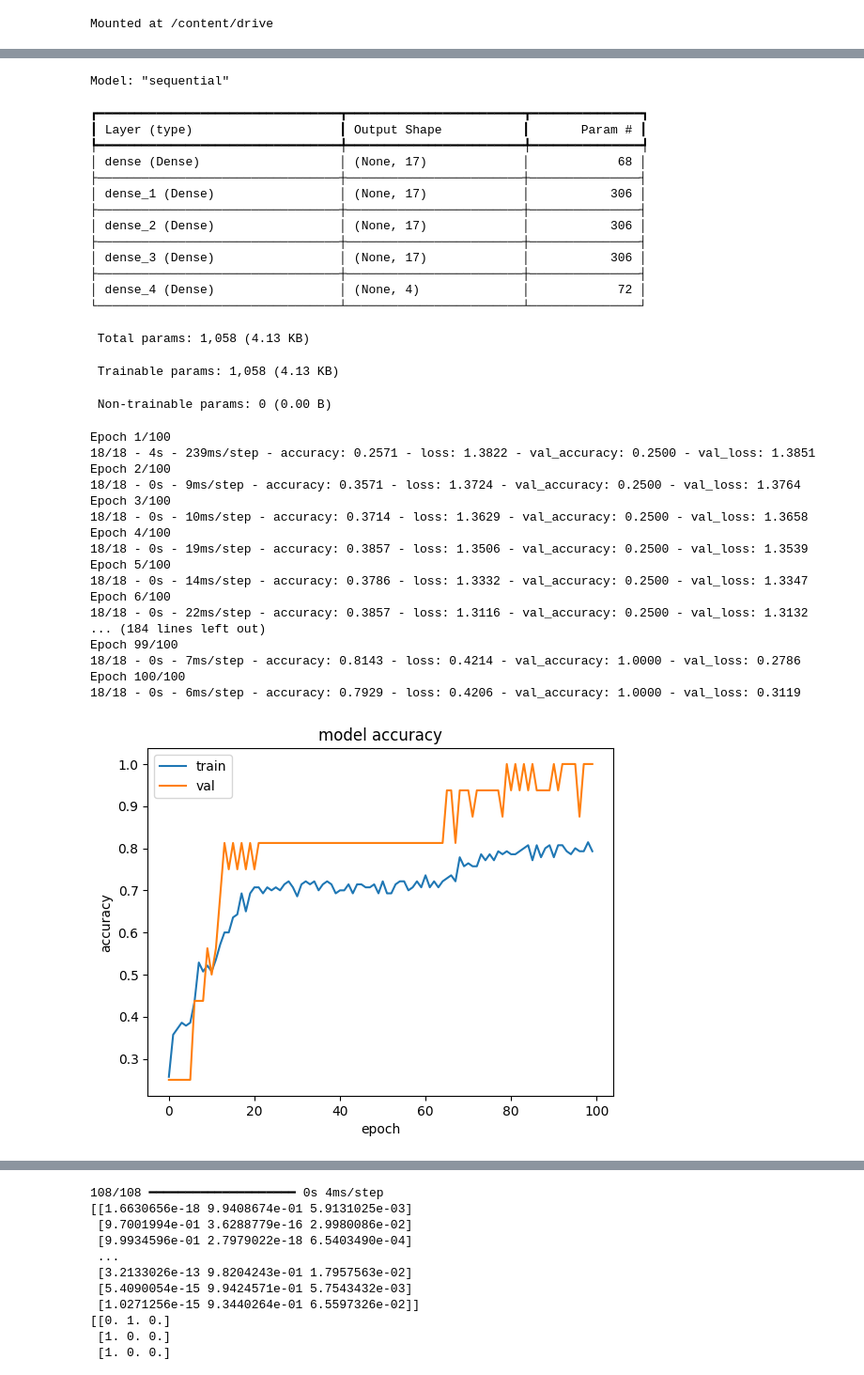
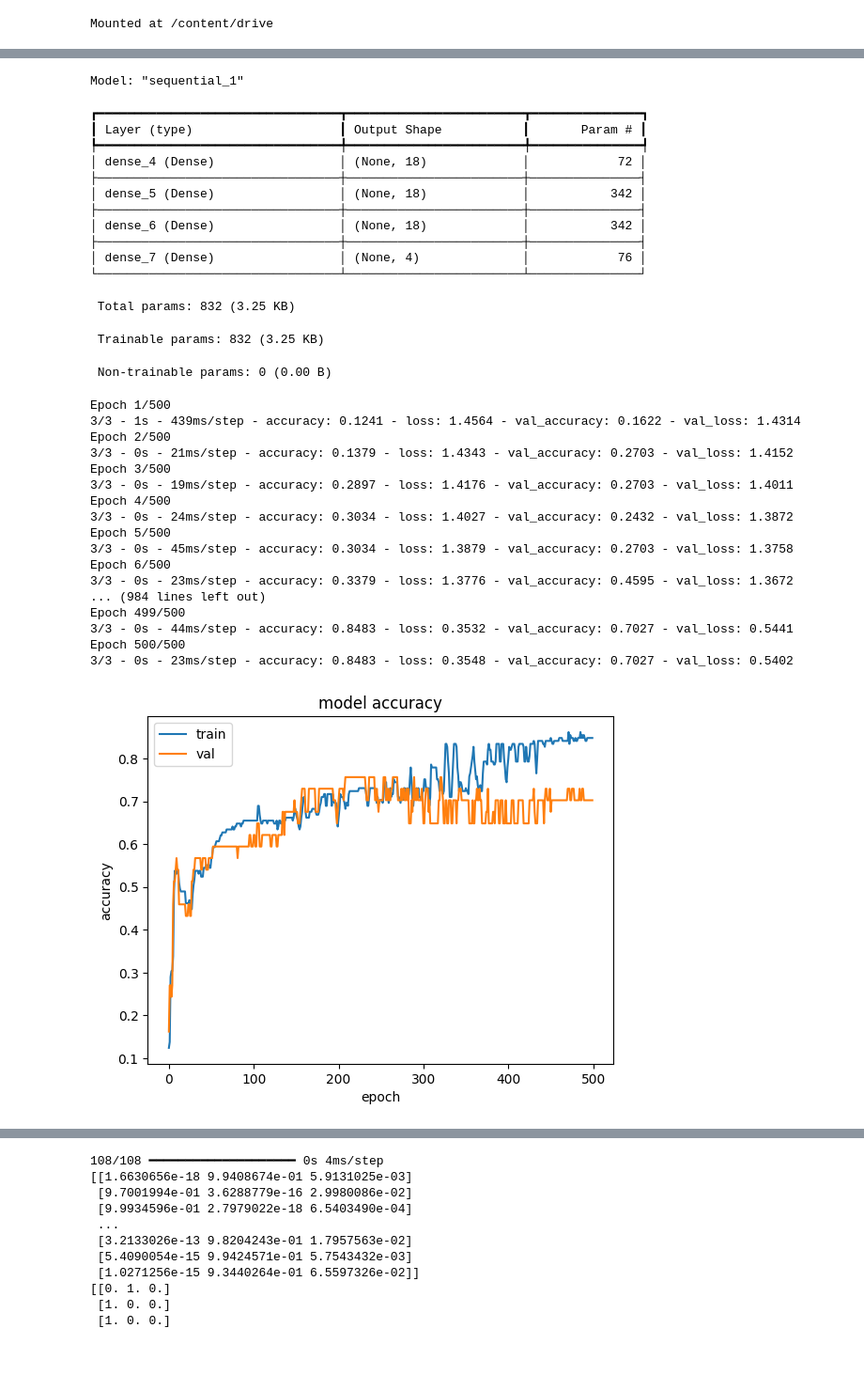
Before and after one commit to vvrgit/Aquaculture, a Jupyter notebook: Aquaculture_DNN_Spec.ipynb, the cells around one changed output, grey strips where cells are left out. Shown at 94% size. Cells and saved outputs as stored; diff of their text form; code cells hidden in the pictures.

```diff
--- a/Aquaculture_DNN_Spec.ipynb
+++ b/Aquaculture_DNN_Spec.ipynb
@@ -24,7 +24,7 @@ from sklearn.preprocessing import LabelEncoder
 from keras.utils import to_categorical
 from keras.callbacks import ModelCheckpoint
 # %%
-dataframe = pd.read_excel("/content/Realfish-Karpio-Katla-Shrimp-Silver.xlsx")
+dataframe = pd.read_excel("/content/Fish_Species_Outlier_Removed.xlsx")
 dataframe.head()
 # %% [output]
 |  | ph | temperature | turbidity | fish |
@@ -74,5 +56,4 @@ print(X_norm)
 # %%
 import tensorflow as tf
 
-y_train=tf.keras.utils.to_categorical(Y,num_classes=4)
-print(y_train)
+y_class=tf.keras.utils.to_categorical(Y,num_classes=4)
@@ -97,5 +60,3 @@ print(y_train)
 # %%
 from sklearn.model_selection import train_test_split
-X_train, X_test, y_train, y_test = train_test_split(X_norm, y_train, test_size=0.2, random_state=0)
-print(y_test[0:5])
-print(X_train)
+X_train, X_test, y_train, y_test = train_test_split(X_norm, y_class, test_size=0.2, random_state=0)
@@ -120,59 +63,56 @@ print(X_train)
 # %%
-First_Layer_Size =17 # Number of neurons in first layer
+First_Layer_Size =18 # Number of neurons in first layer
 model=Sequential()
 model.add(Dense(First_Layer_Size,activation='relu', input_shape=(3,)))
-model.add(Dense(17,activation='relu'))
-model.add(Dense(17,activation='relu'))
-model.add(Dense(17,activation='relu'))
+model.add(Dense(18,activation='relu'))
+model.add(Dense(18,activation='relu'))
 model.add(Dense(4,activation='softmax'))
 model.summary()
 # %% [output]
-Model: "sequential"
+Model: "sequential_1"
 ┏━━━━━━━━━━━━━━━━━━━━━━━━━━━━━━━━━┳━━━━━━━━━━━━━━━━━━━━━━━━┳━━━━━━━━━━━━━━━┓
 ┃ Layer (type)                    ┃ Output Shape           ┃       Param # ┃
 ┡━━━━━━━━━━━━━━━━━━━━━━━━━━━━━━━━━╇━━━━━━━━━━━━━━━━━━━━━━━━╇━━━━━━━━━━━━━━━┩
-│ dense (Dense)                   │ (None, 17)             │            68 │
+│ dense_4 (Dense)                 │ (None, 18)             │            72 │
 ├─────────────────────────────────┼────────────────────────┼───────────────┤
-│ dense_1 (Dense)                 │ (None, 17)             │           306 │
+│ dense_5 (Dense)                 │ (None, 18)             │           342 │
 ├─────────────────────────────────┼────────────────────────┼───────────────┤
-│ dense_2 (Dense)                 │ (None, 17)             │           306 │
+│ dense_6 (Dense)                 │ (None, 18)             │           342 │
 ├─────────────────────────────────┼────────────────────────┼───────────────┤
-│ dense_3 (Dense)                 │ (None, 17)             │           306 │
-├─────────────────────────────────┼────────────────────────┼───────────────┤
-│ dense_4 (Dense)                 │ (None, 4)              │            72 │
+│ dense_7 (Dense)                 │ (None, 4)              │            76 │
 └─────────────────────────────────┴────────────────────────┴───────────────┘
- Total params: 1,058 (4.13 KB)
+ Total params: 832 (3.25 KB)
- Trainable params: 1,058 (4.13 KB)
+ Trainable params: 832 (3.25 KB)
  Non-trainable params: 0 (0.00 B)
 # %%
 model.compile(loss='categorical_crossentropy', optimizer='adam', metrics=['accuracy'])
 # %%
 import keras
 from matplotlib import pyplot as plt
-history = model.fit(X_train,y_train,validation_split = 0.1,batch_size=8,epochs=100,verbose=2)
+history = model.fit(X_train,y_train,validation_data=[X_test,y_test], batch_size=64,epochs=500,verbose=2)
 plt.plot(history.history['accuracy'])
 plt.plot(history.history['val_accuracy'])
 plt.title('model accuracy')
 plt.ylabel('accuracy')
 plt.xlabel('epoch')
 plt.legend(['train', 'val'], loc='upper left')
 plt.show()
 # %% [output]
-Epoch 1/100
-18/18 - 4s - 239ms/step - accuracy: 0.2571 - loss: 1.3822 - val_accuracy: 0.2500 - val_loss: 1.3851
-Epoch 2/100
-18/18 - 0s - 9ms/step - accuracy: 0.3571 - loss: 1.3724 - val_accuracy: 0.2500 - val_loss: 1.3764
-Epoch 3/100
-18/18 - 0s - 10ms/step - accuracy: 0.3714 - loss: 1.3629 - val_accuracy: 0.2500 - val_loss: 1.3658
-Epoch 4/100
-18/18 - 0s - 19ms/step - accuracy: 0.3857 - loss: 1.3506 - val_accuracy: 0.2500 - val_loss: 1.3539
-Epoch 5/100
-18/18 - 0s - 14ms/step - accuracy: 0.3786 - loss: 1.3332 - val_accuracy: 0.2500 - val_loss: 1.3347
-Epoch 6/100
-18/18 - 0s - 22ms/step - accuracy: 0.3857 - loss: 1.3116 - val_accuracy: 0.2500 - val_loss: 1.3132
-... (184 lines left out)
-Epoch 99/100
-18/18 - 0s - 7ms/step - accuracy: 0.8143 - loss: 0.4214 - val_accuracy: 1.0000 - val_loss: 0.2786
-Epoch 100/100
-18/18 - 0s - 6ms/step - accuracy: 0.7929 - loss: 0.4206 - val_accuracy: 1.0000 - val_loss: 0.3119
+Epoch 1/500
+3/3 - 1s - 439ms/step - accuracy: 0.1241 - loss: 1.4564 - val_accuracy: 0.1622 - val_loss: 1.4314
+Epoch 2/500
+3/3 - 0s - 21ms/step - accuracy: 0.1379 - loss: 1.4343 - val_accuracy: 0.2703 - val_loss: 1.4152
+Epoch 3/500
+3/3 - 0s - 19ms/step - accuracy: 0.2897 - loss: 1.4176 - val_accuracy: 0.2703 - val_loss: 1.4011
+Epoch 4/500
+3/3 - 0s - 24ms/step - accuracy: 0.3034 - loss: 1.4027 - val_accuracy: 0.2432 - val_loss: 1.3872
+Epoch 5/500
+3/3 - 0s - 45ms/step - accuracy: 0.3034 - loss: 1.3879 - val_accuracy: 0.2703 - val_loss: 1.3758
+Epoch 6/500
+3/3 - 0s - 23ms/step - accuracy: 0.3379 - loss: 1.3776 - val_accuracy: 0.4595 - val_loss: 1.3672
+... (984 lines left out)
+Epoch 499/500
+3/3 - 0s - 44ms/step - accuracy: 0.8483 - loss: 0.3532 - val_accuracy: 0.7027 - val_loss: 0.5441
+Epoch 500/500
+3/3 - 0s - 23ms/step - accuracy: 0.8483 - loss: 0.3548 - val_accuracy: 0.7027 - val_loss: 0.5402
-[figure, old version]
+[figure, new version]
```
Also changed, not shown: parts of 23 cells of this notebook.
